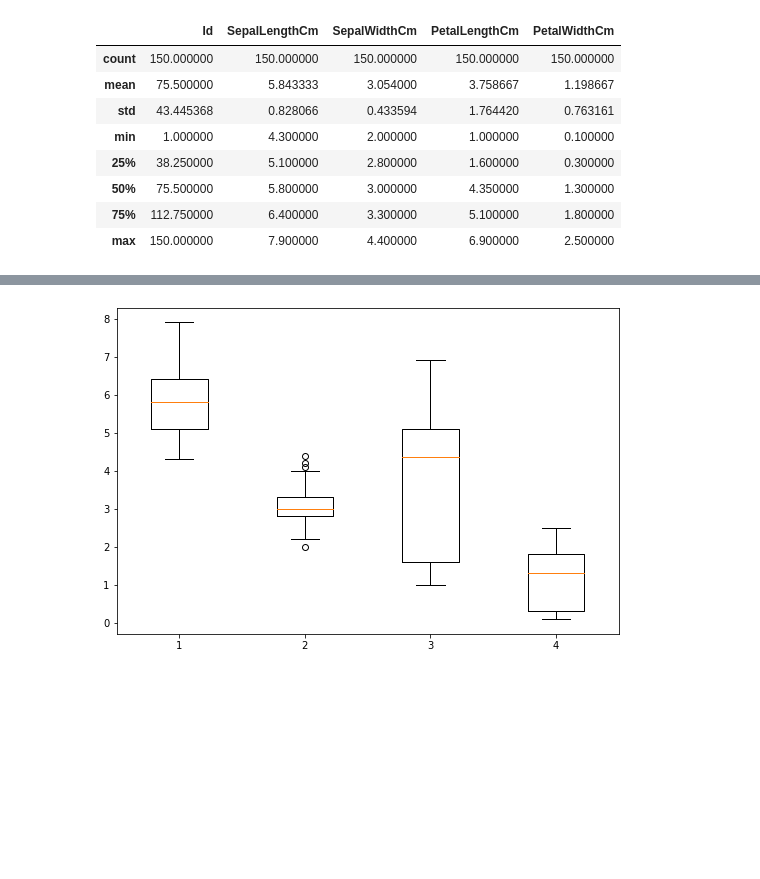
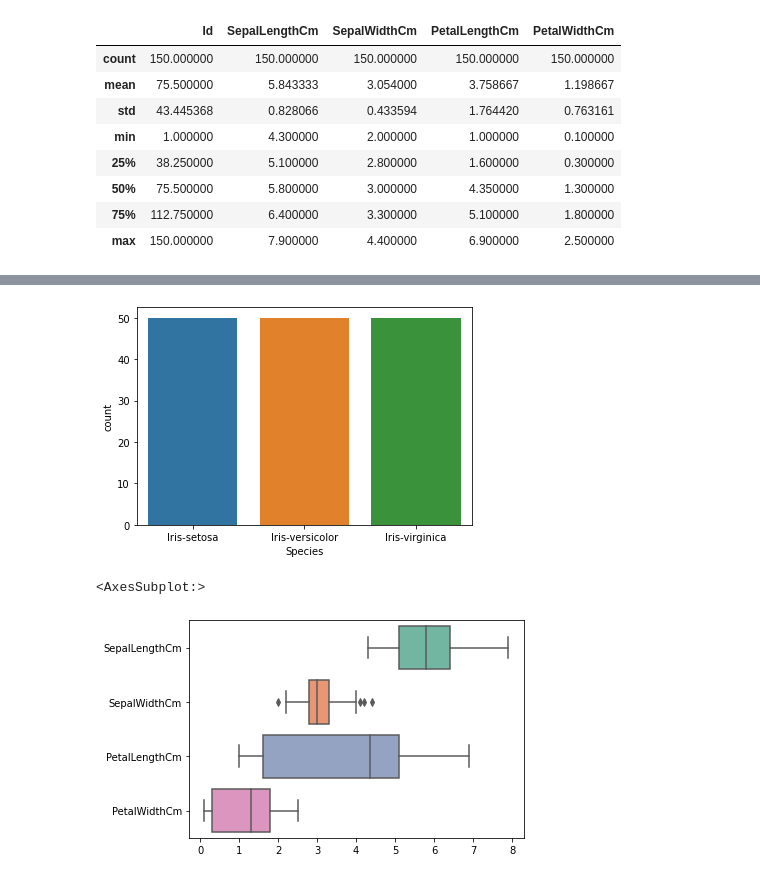
Before and after one commit to ali-hazan/the-sparks-foundation, a Jupyter notebook: Tasks/Task-2/notebook.ipynb, the cells around one changed output, grey strips where cells are left out. Saved outputs shown, nothing was run; the diff lists cells and outputs as text; code cells hidden in the pictures; blank space fills up the shorter version.

```diff
--- a/Tasks/Task-2/notebook.ipynb
+++ b/Tasks/Task-2/notebook.ipynb
@@ -76,14 +45,4 @@ from matplotlib import pyplot as plt
-# %%
-# Create a figure instance
-fig = plt.figure(1, figsize=(9, 6))
-
-# Create an axes instance
-ax = fig.add_subplot()
-
-# Create the boxplot
-bp = ax.boxplot(x)
-
-# Save the figure
-fig.savefig('fig1.png', bbox_inches='tight')
-# %% [output]
-[figure, removed]
+# %%
+sns.countplot(x ='Species', data=dataset);
+# %% [output]
+[figure, added]
@@ -89,0 +51,5 @@ fig.savefig('fig1.png', bbox_inches='tight')
+# %%
+sns.boxplot(data=dataset.drop("Id", axis=1), orient="h", palette="Set2")
+# %% [output]
+<AxesSubplot:>
+[figure, added]
```
Also changed, not shown: parts of 13 cells of this notebook.
